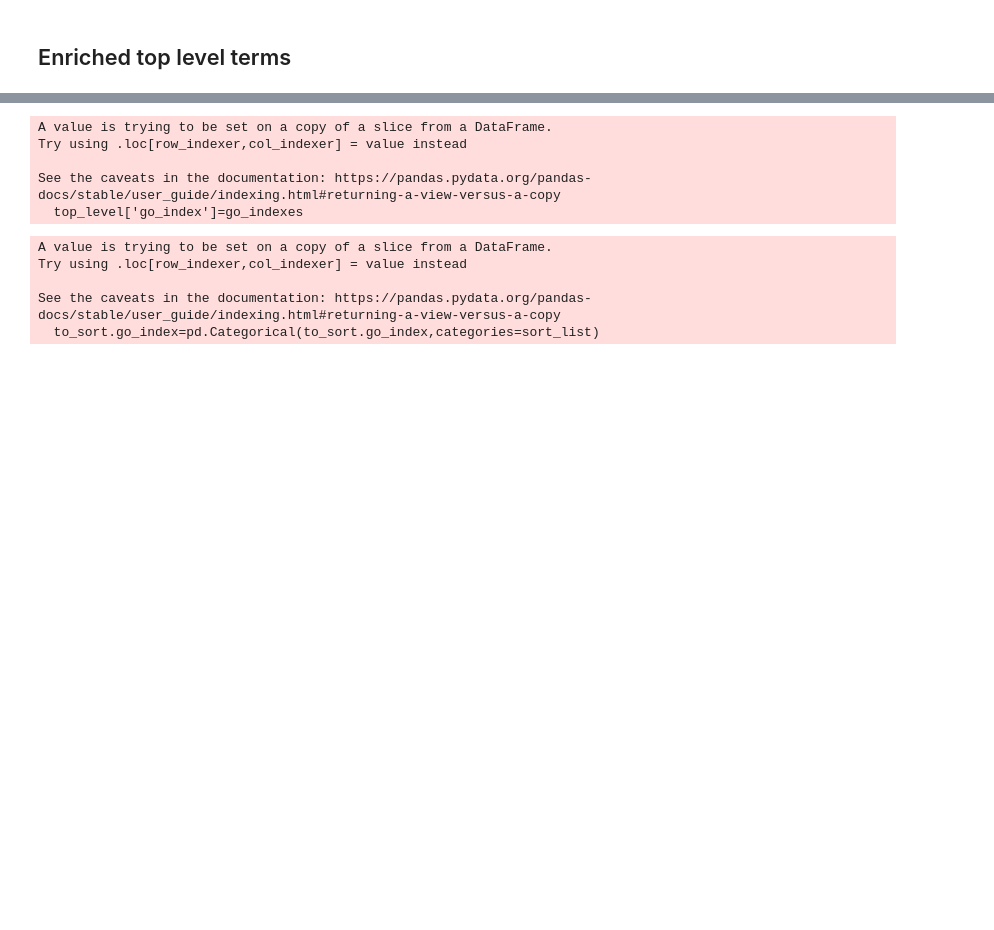
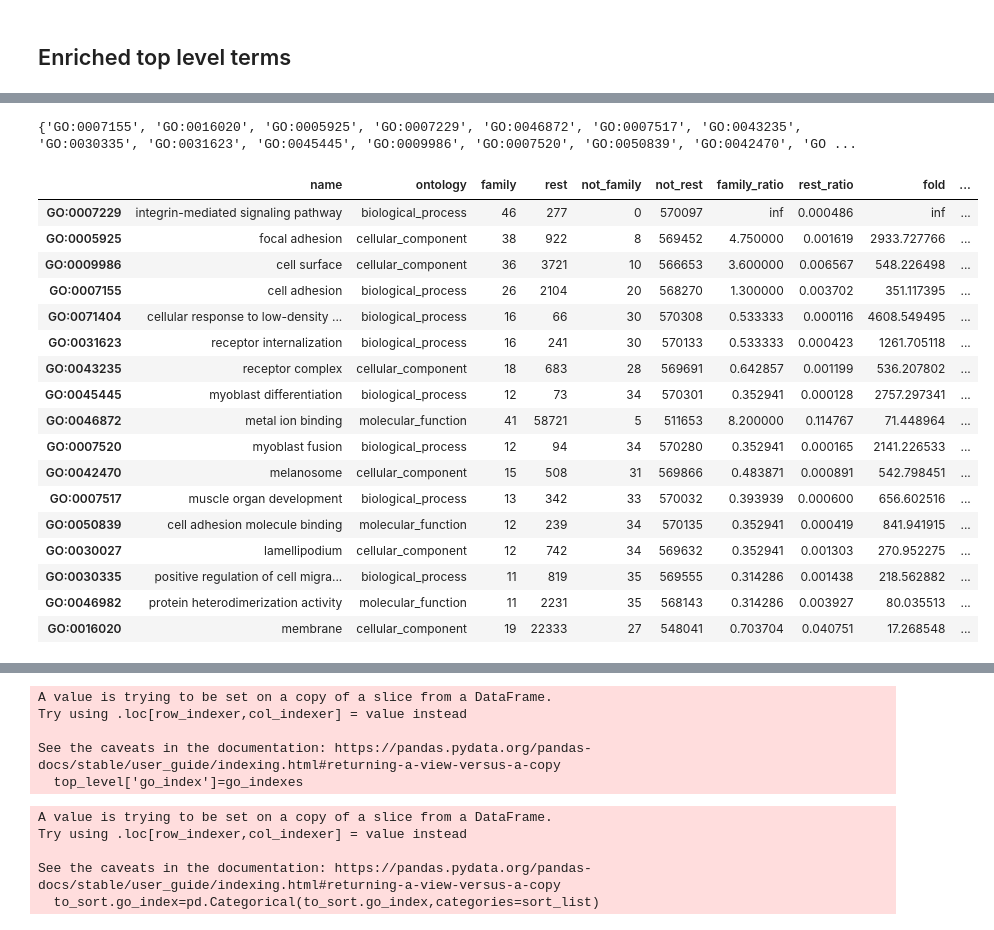
Before and after one commit to Elisa-blip/Bio_Data_Final_Project, a Jupyter notebook: Final_project_code.ipynb, the cells around one changed output, grey strips where cells are left out. Drawn from its saved outputs; the diff is of its cells as text; code cells hidden in the pictures; blank space fills up the shorter version.

```diff
--- a/Final_project_code.ipynb
+++ b/Final_project_code.ipynb
@@ -961,4 +964,6 @@ fig.savefig('Figures/4_word_cloud.png')
 # %% [markdown]
 ## Enriched top level terms
 # %%
+# For the next steps, use only terms with a significant presence in the family
 enriched_terms=pd.read_csv('Data/4_enriched_terms.csv',index_col='Unnamed: 0')
+used_terms=enriched_terms[enriched_terms['family_ratio'] > 0.3]
@@ -984,20 +980,4 @@ def depth_first_search(matrix, node, visited):
     if (matrix[node][j] == 1 and (not visited[j])):
         depth_first_search(matrix, j, visited)
 # %%
-enriched_ids=enriched_terms.index.tolist()
+enriched_ids=used_terms.index.tolist()
-# %%
-#Strategy: we start from each enriched term, and create a set of their children
-#We then select the enriched terms that aren't children of other terms
-# And sort them first by ontology, then topologically
-# 1st:dictionary of ontologies
-children=[]
-for go_id in enriched_ids:
-    if go_id not in children: # Avoid visiting nodes multiple times
-        ns=terms_ontologies[go_id]
-        term_index = ontologies[ns].terms_dict[go_id]['index']
-        visited = np.zeros(ontologies[ns].dag.shape[0])
-        depth_first_search(ontologies[ns].dag.T, term_index, visited)
-        for go_index in np.nonzero(visited)[0][1:]:  # Exclude first visited node
-            children.append(ontologies[ns].terms_list[go_index]['id'])
-children=set(children)
-children
@@ -1024,2 +984,45 @@ top_terms=(set(enriched_ids)-children)
+# %%
+#Strategy: we start from each enriched term, and create a set of their ancestors
+#We then select the enriched terms that don't have other enriched terms in their ancestors
+# And sort them first by ontology, then topologically
+# 1st:dictionary of ontologies
+branches_ids=set()
+enriched_set=set(enriched_ids)
+for go_id in enriched_ids:
+    ns=terms_ontologies[go_id]
+    term_index = ontologies[ns].terms_dict[go_id]['index']
+    visited = np.zeros(ontologies[ns].dag.shape[0])
+    depth_first_search(ontologies[ns].dag, term_index, visited)
+    ancestor_indexes=np.nonzero(visited)[0]
+    ancestors=set()
+    for index in ancestor_indexes:
+        ancestor_id=ontologies[ns].terms_list[index]['id']
+        if ancestor_id != go_id:
+            ancestors.add(ancestor_id)
+    if len(ancestors.intersection(enriched_set))==0:
+        branches_ids.add(go_id)
+print(branches_ids)
+# %% [output]
+{'GO:0007155', 'GO:0016020', 'GO:0005925', 'GO:0007229', 'GO:0046872', 'GO:0007517', 'GO:0043235', 'GO:0030335', 'GO:0031623', 'GO:0045445', 'GO:0009986', 'GO:0007520', 'GO:0050839', 'GO:0042470', 'GO ...
 # %%
-top_level=enriched_terms[enriched_terms.index.isin(top_terms)]
+top_level=enriched_terms[enriched_terms.index.isin(branches_ids)]
+top_level
+# %% [output]
+|  | name | ontology | family | rest | not_family | not_rest | family_ratio | rest_ratio | fold | ... |
+| GO:0007229 | integrin-mediated signaling pathway | biological_process | 46 | 277 | 0 | 570097 | inf | 0.000486 | inf | ... |
+| GO:0005925 | focal adhesion | cellular_component | 38 | 922 | 8 | 569452 | 4.750000 | 0.001619 | 2933.727766 | ... |
+| GO:0009986 | cell surface | cellular_component | 36 | 3721 | 10 | 566653 | 3.600000 | 0.006567 | 548.226498 | ... |
+| GO:0007155 | cell adhesion | biological_process | 26 | 2104 | 20 | 568270 | 1.300000 | 0.003702 | 351.117395 | ... |
+| GO:0071404 | cellular response to low-density ... | biological_process | 16 | 66 | 30 | 570308 | 0.533333 | 0.000116 | 4608.549495 | ... |
+| GO:0031623 | receptor internalization | biological_process | 16 | 241 | 30 | 570133 | 0.533333 | 0.000423 | 1261.705118 | ... |
+| GO:0043235 | receptor complex | cellular_component | 18 | 683 | 28 | 569691 | 0.642857 | 0.001199 | 536.207802 | ... |
+| GO:0045445 | myoblast differentiation | biological_process | 12 | 73 | 34 | 570301 | 0.352941 | 0.000128 | 2757.297341 | ... |
+| GO:0046872 | metal ion binding | molecular_function | 41 | 58721 | 5 | 511653 | 8.200000 | 0.114767 | 71.448964 | ... |
+| GO:0007520 | myoblast fusion | biological_process | 12 | 94 | 34 | 570280 | 0.352941 | 0.000165 | 2141.226533 | ... |
+| GO:0042470 | melanosome | cellular_component | 15 | 508 | 31 | 569866 | 0.483871 | 0.000891 | 542.798451 | ... |
+| GO:0007517 | muscle organ development | biological_process | 13 | 342 | 33 | 570032 | 0.393939 | 0.000600 | 656.602516 | ... |
+| GO:0050839 | cell adhesion molecule binding | molecular_function | 12 | 239 | 34 | 570135 | 0.352941 | 0.000419 | 841.941915 | ... |
+| GO:0030027 | lamellipodium | cellular_component | 12 | 742 | 34 | 569632 | 0.352941 | 0.001303 | 270.952275 | ... |
+| GO:0030335 | positive regulation of cell migra... | biological_process | 11 | 819 | 35 | 569555 | 0.314286 | 0.001438 | 218.562882 | ... |
+| GO:0046982 | protein heterodimerization activity | molecular_function | 11 | 2231 | 35 | 568143 | 0.314286 | 0.003927 | 80.035513 | ... |
+| GO:0016020 | membrane | cellular_component | 19 | 22333 | 27 | 548041 | 0.703704 | 0.040751 | 17.268548 | ... |
```
Also changed, not shown: parts of 10 cells of this notebook.
